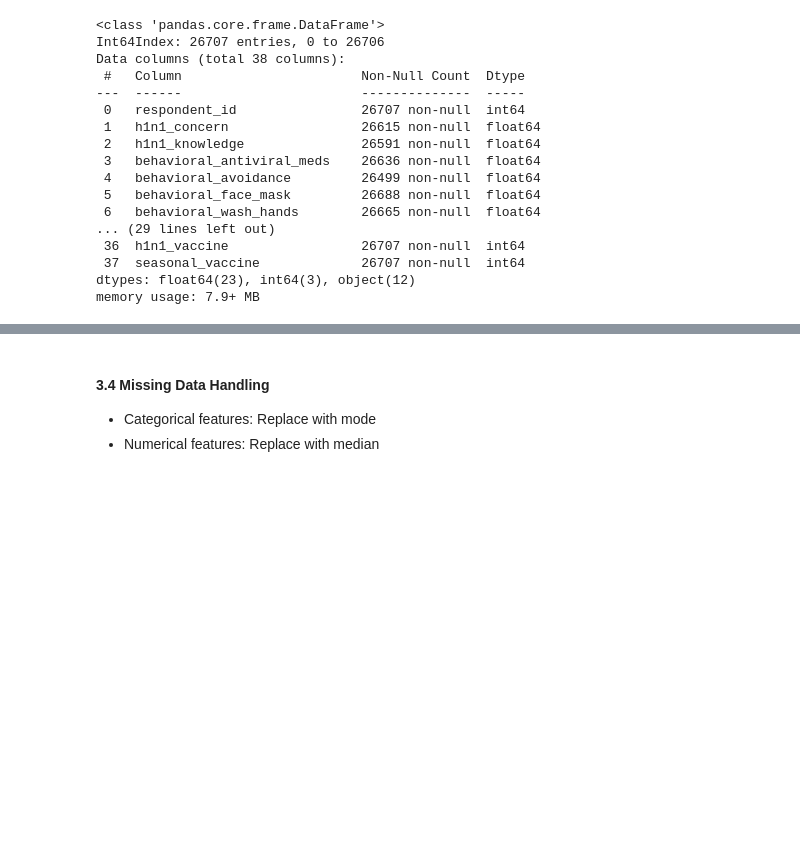
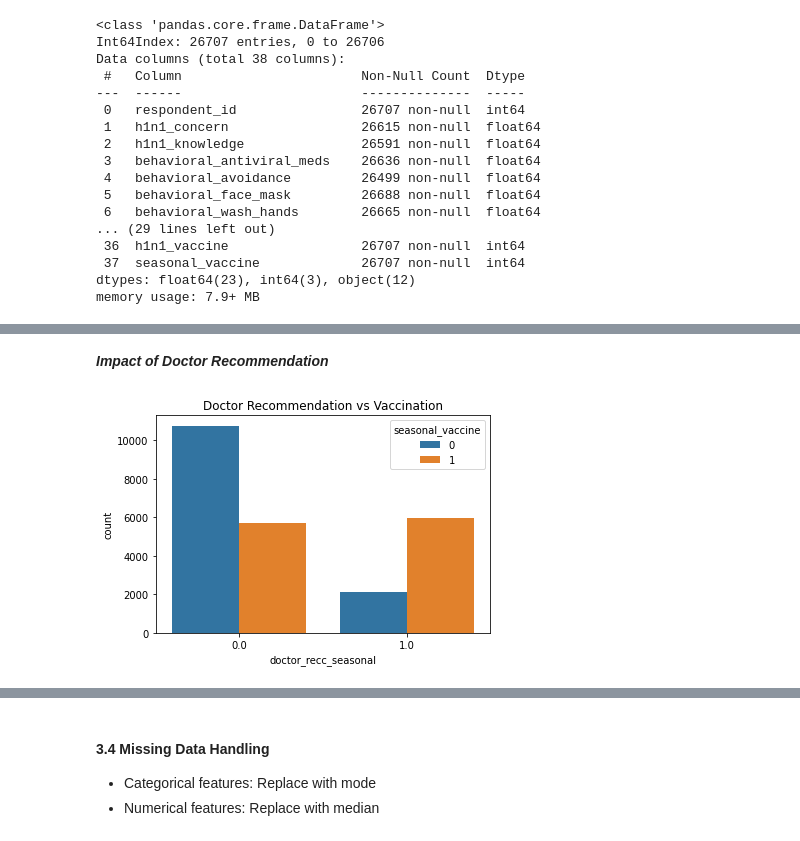
Before and after one commit to MutwiriC/flu-shot-vaccine-prediction, a Jupyter notebook: notebooks/01_eda.ipynb, the cells around one changed output, grey strips where cells are left out. Cells and saved outputs as stored; diff of their text form; code cells hidden in the pictures; blank space fills up the shorter version.

```diff
--- a/notebooks/01_eda.ipynb
+++ b/notebooks/01_eda.ipynb
@@ -185,0 +201,13 @@ memory usage: 7.9+ MB
+# %% [markdown]
+***Impact of Doctor Recommendation***
+# %%
+plt.figure(figsize=(6,4))
+sns.countplot(
+    data=train,
+    x='doctor_recc_seasonal',
+    hue='seasonal_vaccine'
+)
+plt.title("Doctor Recommendation vs Vaccination")
+plt.show()
+# %% [output]
+[figure, added]
```
Also changed, not shown: parts of 25 cells of this notebook, 1 other file.
